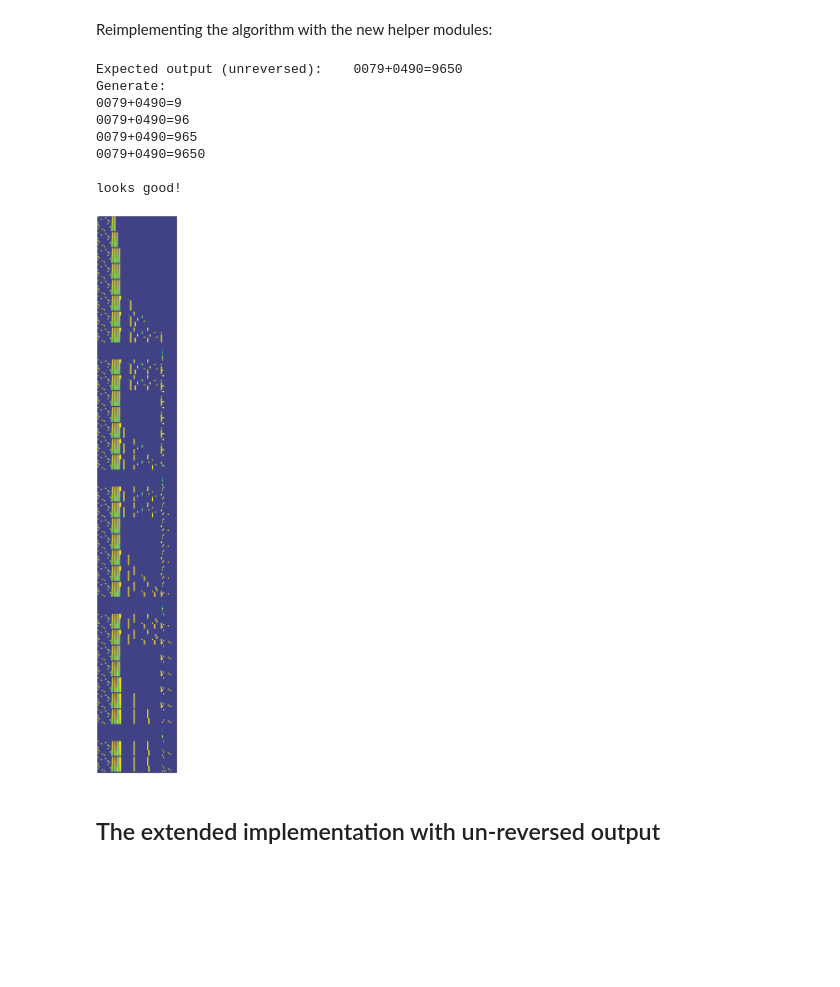
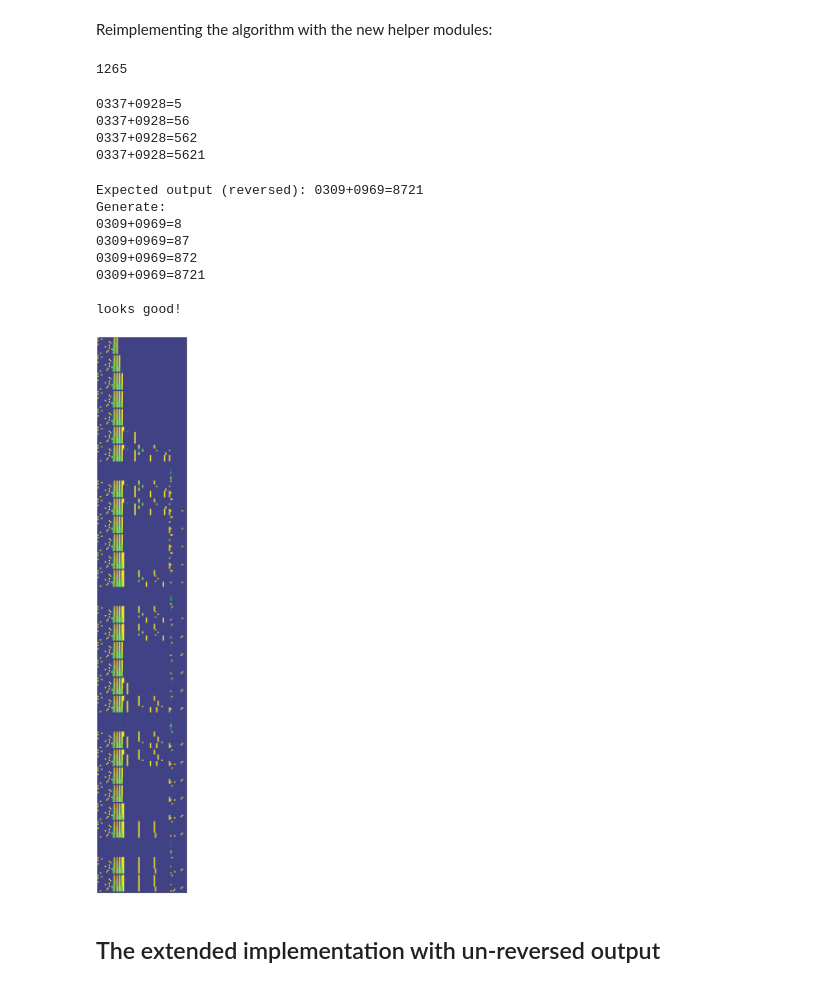
Before and after one commit to michael-go/handcrafted, a Jupyter notebook: HandCrafted.ipynb, the cells around one changed output. Cells and saved outputs as stored; diff of their text form; code cells hidden in the pictures; blank space fills up the shorter version.

Commit message:
some renames (e.g. CopyOnMatch -> ConditionalCopy) & small refactors

```diff
--- a/HandCrafted.ipynb
+++ b/HandCrafted.ipynb
@@ -1005,7 +1008,8 @@ plot_tensor(copy.w1, title="w1")
 plot_tensor(copy.w2, title="w2")
 
 x = embedding.embed(embedding.tokenize('1+2=')).unsqueeze(0)
-x[-1, -1, reg1.offset:reg1.offset + reg1.size] = embedding.one_hot(embedding.tokenize('7'))
+x[-1, -1, reg1.offset:reg1.offset + reg1.size] = \
+    embedding.one_hot(embedding.tokenize('7'))
 
 plot_tensor(x[0], title="emb before copy")
 x = copy.forward(x) # can set copy.debug=True to see more plots
@@ -1040,7 +1044,8 @@ class NopMLP(MLPLayer):
 
 
 class Block(torch.nn.Module):
-    def __init__(self, embedding: EmbeddedState, attention: AttentionLayer = None, mlp: MLPLayer = None):
+    def __init__(self,
+            embedding: EmbeddedState, attention: AttentionLayer = None, mlp: MLPLayer = None):
         super().__init__()
         self.attention = attention or NopAttention(embedding)
         self.mlp = mlp or NopMLP(embedding)
@@ -1068,10 +1073,19 @@ right_digit = Register('right', len(tokens))
 out_digit = Register('out', len(tokens))
 final_digit = Register('final', len(tokens))
 carry = Register('carry', 1)
-distance = Register('distance', 1)
+distance_cond = Register('distance_cond', 1)
 
 embedding = EmbeddedState(tokens, [
-    pos, left_pos, right_pos, out_pos, left_digit, right_digit, out_digit, carry, distance, final_digit])
+    pos,
+    left_pos,
+    right_pos,
+    out_pos,
+    left_digit,
+    right_digit,
+    out_digit,
+    carry,
+    distance_cond,
+    final_digit])
 
 class PaddedAddition(torch.nn.Module):
     def __init__(self):
@@ -1093,14 +1107,14 @@ class PaddedAddition(torch.nn.Module):
                     Block(embedding,
                         attention=GetTokenAt(embedding, right_pos, right_digit),
                         mlp=SingleDigitAdd(embedding, left_digit, right_digit, carry, out_digit)),
-                    Block(embedding, mlp=DiffPos(embedding, pos, out_pos, distance)),
-                    Block(embedding, mlp=IsZero(embedding, distance)),
-                    Block(embedding, mlp=CopyOnMatch(embedding, distance, out_digit, final_digit))
+                    Block(embedding, mlp=DiffPos(embedding, pos, out_pos, distance_cond)),
+                    Block(embedding, mlp=IsZero(embedding, distance_cond)),
+                    Block(embedding, mlp=ConditionalCopy(embedding, distance_cond, out_digit, final_digit))
                ] for i in range(4)
             ])),
         ]
 
-        # Linear layer to move the final digit to the out digit
+        # Linear layer to copy the final_digit to the actual token (index 0) of the embedding
         self.final_projection = torch.zeros(embedding.dim, final_digit.size)
         for i in range(final_digit.size):
             self.final_projection[final_digit.offset + i, i] = 1.0e6
@@ -1128,41 +1142,56 @@ class PaddedAddition(torch.nn.Module):
         x = x @ self.final_projection
 
         return x
-
-    def generate(self, input_string):
-        x = embedding.embed(embedding.tokenize(input_string))
-        x = self(torch.unsqueeze(x, 0).to(self.final_projection.device))
-        return input_string + embedding.predict(x[0].detach())
+# %%
+337+928
+# %% [output]
+1265
+# %%
+def generate_next_token(model, input_string):
+    x = embedding.embed(embedding.tokenize(input_string))
+    x = model(torch.unsqueeze(x, 0))
+    return embedding.predict(x[0].detach())
+
+prompt = "0337+0928=" # 1265 (5621 reversed)
+model = PaddedAddition()
+for i in range(4):
+    prompt += generate_next_token(model, prompt)
+    print(prompt)
+# %% [output]
+0337+0928=5
+0337+0928=56
+0337+0928=562
+0337+0928=5621
 # %%
 test = random_addition()
 q, reversed_a = test.split('=')
 test = q + '=' + reversed_a
-print("Expected output (unreversed):\t", test)
+print("Expected output (reversed):", test)
 test = test.split('=')[0] + '='
-m = PaddedAddition()
-m.debug = True
+model = PaddedAddition()
+model.debug = True
 result = ""
 print("Generate:")
 for i in range(4):
-    test = m.generate(test)
+    test += generate_next_token(model, test)
     print(test)
     result += test[-1]
 
 assert result == reversed_a
 print(f"\nlooks good!")
 # %% [output]
-Expected output (unreversed):    0079+0490=9650
+Expected output (reversed): 0309+0969=8721
 Generate:
-0079+0490=9
-0079+0490=96
-0079+0490=965
-0079+0490=9650
+0309+0969=8
+0309+0969=87
+0309+0969=872
+0309+0969=8721
 
 looks good!
 # %%
-plot_tensor_array(m.map.unsqueeze(0).detach(), figsize=(80, 60))
+plot_tensor_array(model.map.unsqueeze(0).detach(), figsize=(80, 60))
 # %% [output]
-[figure, old version]
+[figure, new version]
 # %% [markdown]
 ## The extended implementation with un-reversed output
 # %%
```
Also changed, not shown: parts of 15 cells of this notebook.
